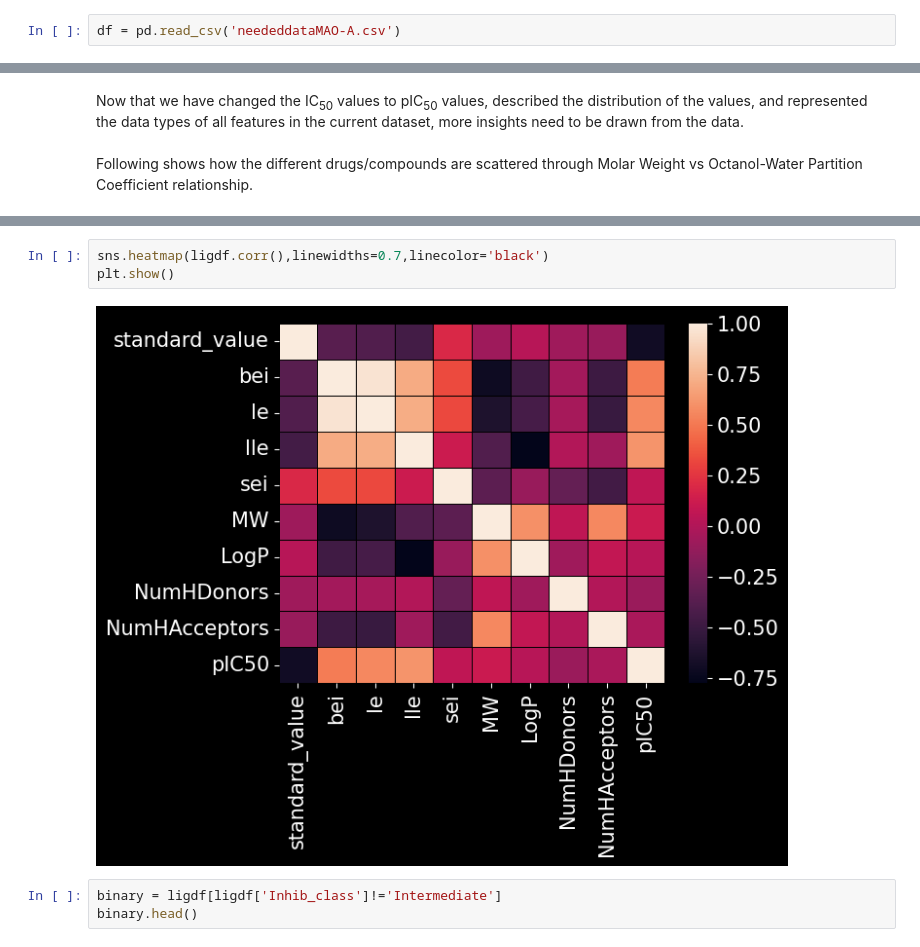
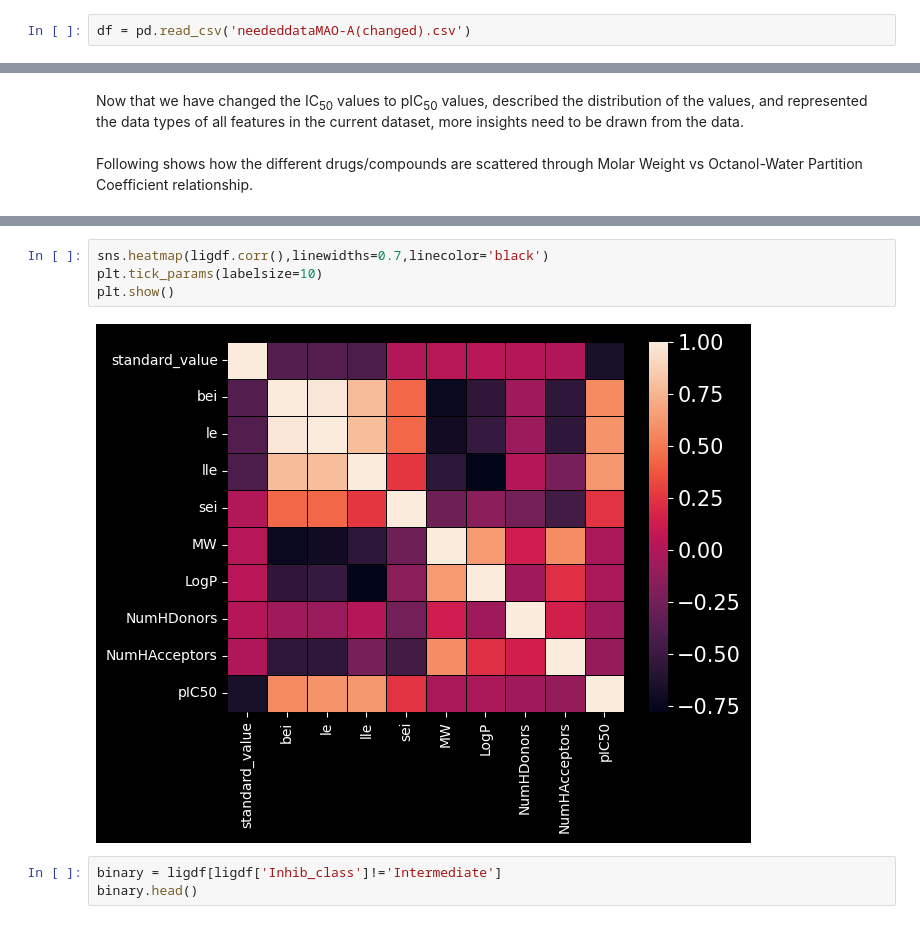
Before and after one commit to Diacod-I/BourneToKill, a Jupyter notebook: BioInfo.ipynb, the cells around one changed output, grey strips where cells are left out. Cells and saved outputs as stored; diff of their text form.

```diff
--- a/BioInfo.ipynb
+++ b/BioInfo.ipynb
@@ -373,7 +371,7 @@ smoldf.to_csv('neededdataMAO-A.csv',index=False)
 # %% [markdown]
 ## Exploratory Data Analysis
 # %%
-df = pd.read_csv('neededdataMAO-A.csv')
+df = pd.read_csv('neededdataMAO-A(changed).csv')
 # %%
 df.head()
 # %% [output]
@@ -758,9 +758,10 @@ Lipophilic Ligand Efficiency is determined by the following formula:<br><br>
 ***logP*** = Partition coefficient between two immiscible solvents, in this case, Water and Octanol (fatty alchohol)
 # %%
 sns.heatmap(ligdf.corr(),linewidths=0.7,linecolor='black')
+plt.tick_params(labelsize=10)
 plt.show()
 # %% [output]
-[figure, old version]
+[figure, new version]
 # %%
 binary = ligdf[ligdf['Inhib_class']!='Intermediate']
 binary.head()
```
Also changed, not shown: parts of 35 cells of this notebook.
